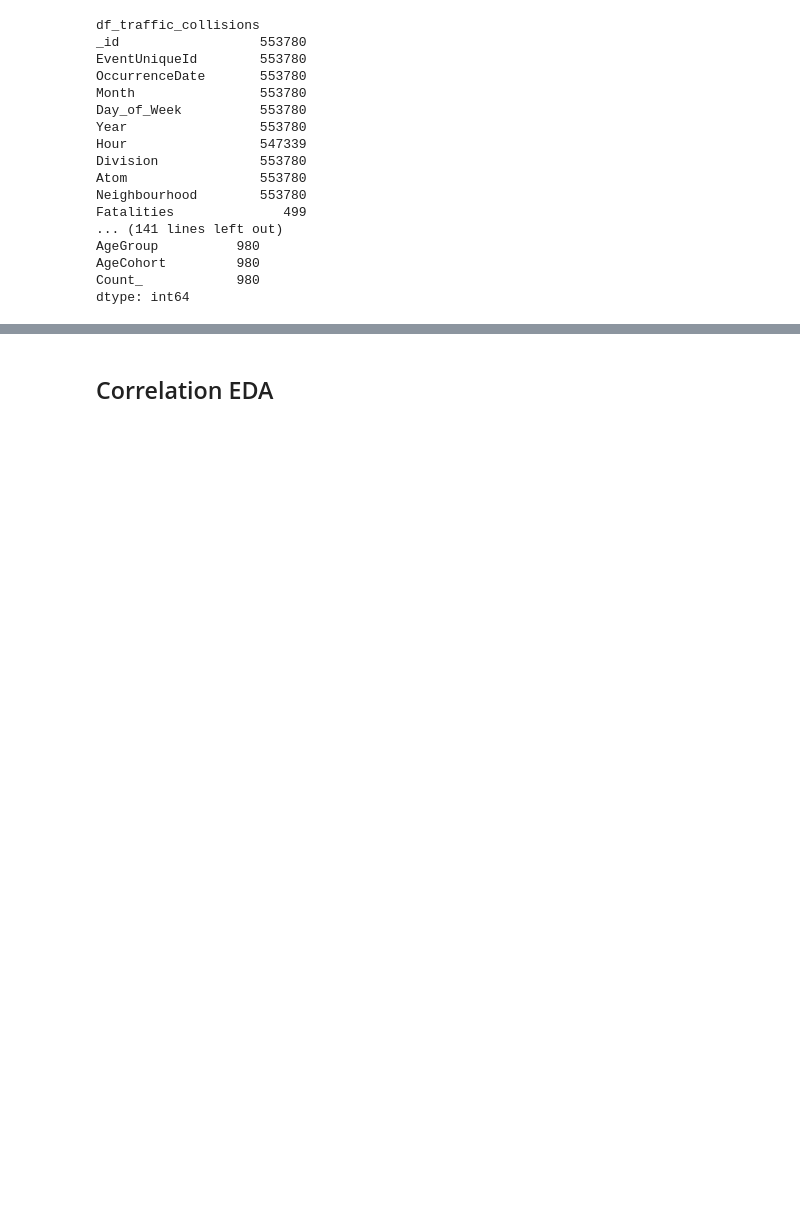
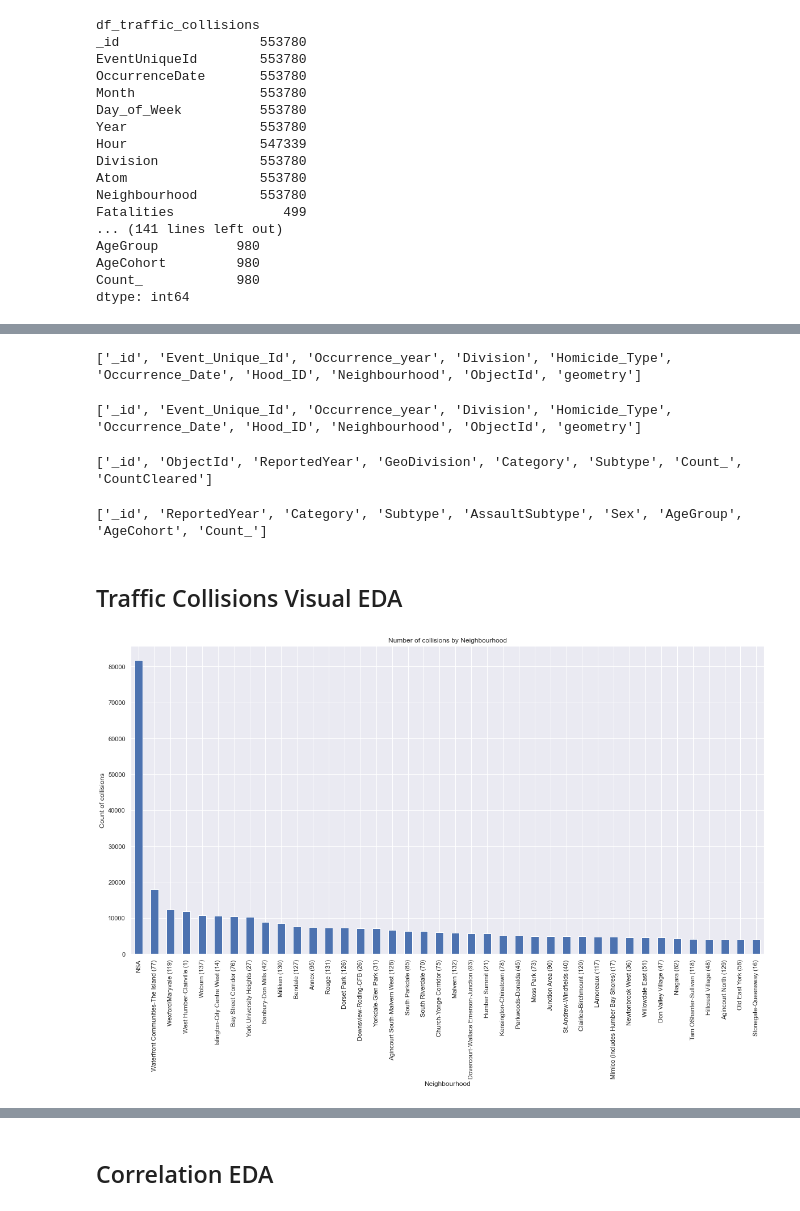
Before and after one commit to vhr1975/datasciw210, a Jupyter notebook: EDA/victor_ramirez_Toronto_EDA_Tensorflow.ipynb, the cells around one changed output, grey strips where cells are left out. Cells and saved outputs as stored; diff of their text form; code cells hidden in the pictures; blank space fills up the shorter version.

```diff
--- a/EDA/victor_ramirez_Toronto_EDA_Tensorflow.ipynb
+++ b/EDA/victor_ramirez_Toronto_EDA_Tensorflow.ipynb
@@ -428,0 +351,25 @@ shuffled indices: [370755  18943 243696 ... 117952 435829 305711]
+# %%
+print(df_homicides_1.columns.tolist())
+# %% [output]
+['_id', 'Event_Unique_Id', 'Occurrence_year', 'Division', 'Homicide_Type', 'Occurrence_Date', 'Hood_ID', 'Neighbourhood', 'ObjectId', 'geometry']
+# %%
+print(df_homicides_2.columns.tolist())
+# %% [output]
+['_id', 'Event_Unique_Id', 'Occurrence_year', 'Division', 'Homicide_Type', 'Occurrence_Date', 'Hood_ID', 'Neighbourhood', 'ObjectId', 'geometry']
+# %%
+print(df_reported_crimes.columns.tolist())
+# %% [output]
+['_id', 'ObjectId', 'ReportedYear', 'GeoDivision', 'Category', 'Subtype', 'Count_', 'CountCleared']
+# %%
+print(df_victims_of_crime.columns.tolist())
+# %% [output]
+['_id', 'ReportedYear', 'Category', 'Subtype', 'AssaultSubtype', 'Sex', 'AgeGroup', 'AgeCohort', 'Count_']
+# %% [markdown]
+## Traffic Collisions Visual EDA
+# %%
+df_traffic_collisions.Neighbourhood.value_counts().nlargest(40).plot(kind='bar', figsize=(20,10))
+plt.title("Number of collisions by Neighbourhood")
+plt.ylabel('Count of collisions')
+plt.xlabel('Neighbourhood');
+# %% [output]
+[figure, added]
```
Also changed, not shown: parts of 39 cells of this notebook.
